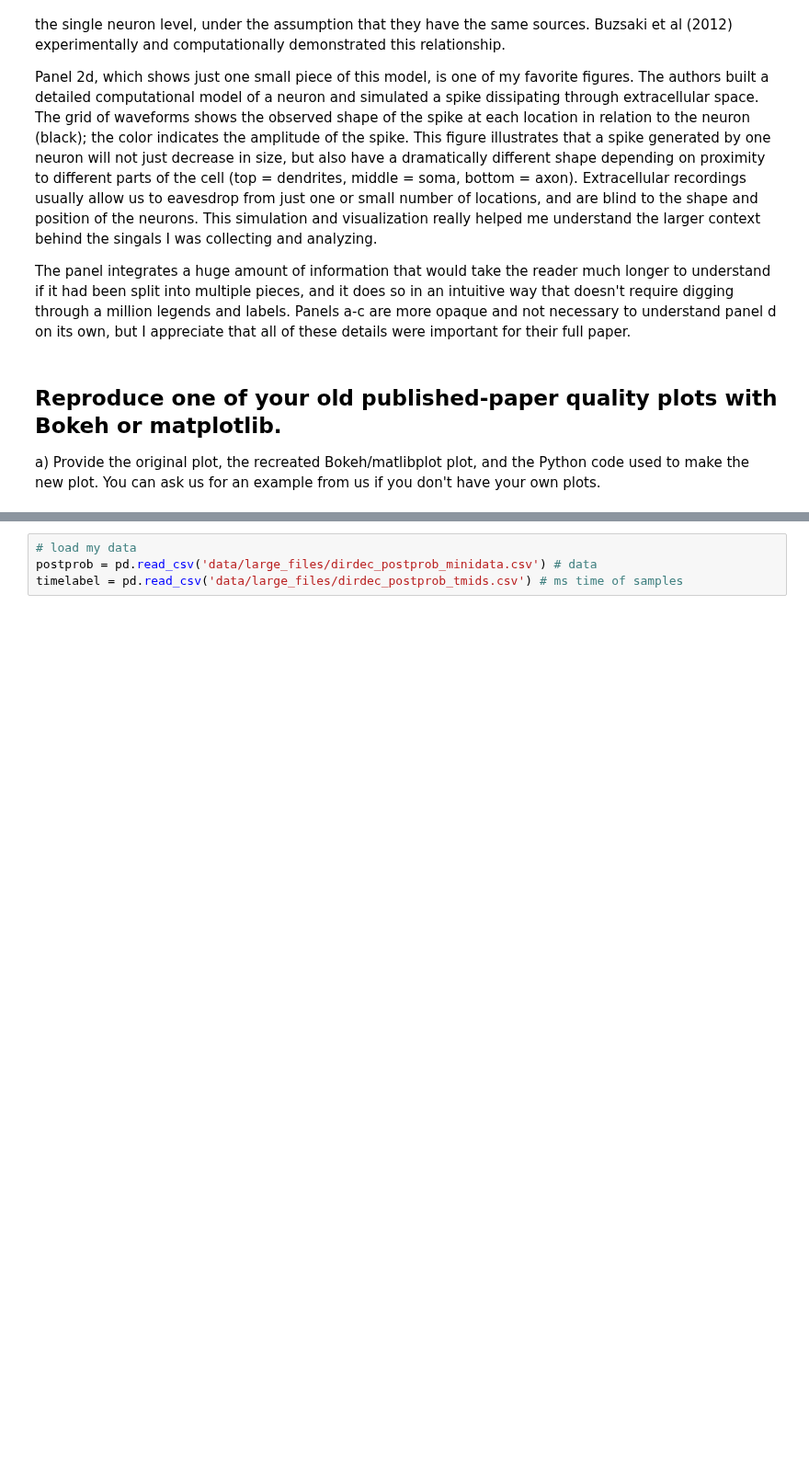
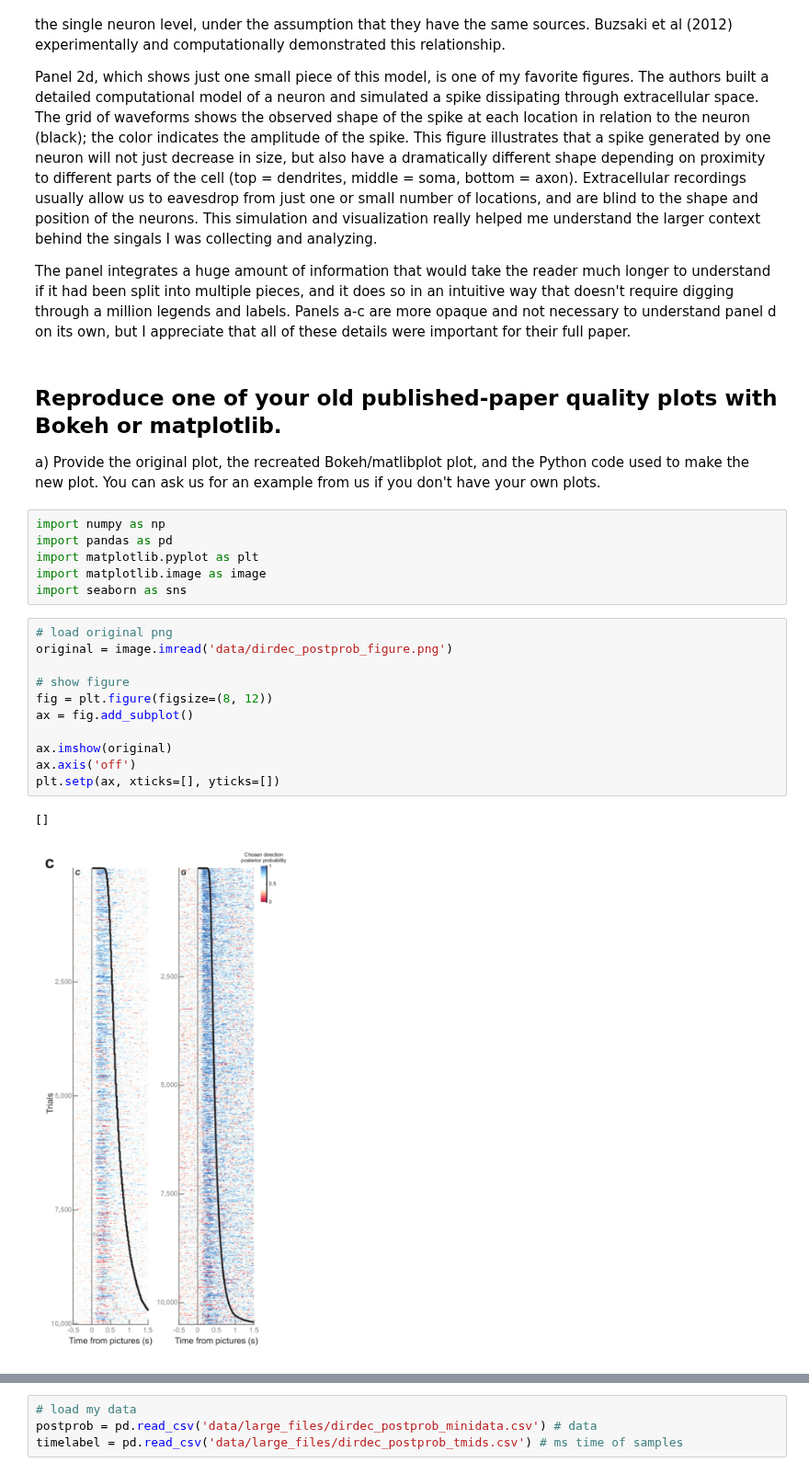
Before and after one commit to zbalewski/python-ay250-homework, a Jupyter notebook: hw_2/hw_2.ipynb, the cells around one changed output, grey strips where cells are left out. Shown at 92% size. Drawn from its saved outputs; the diff is of its cells as text; blank space fills up the shorter version.

```diff
--- a/hw_2/hw_2.ipynb
+++ b/hw_2/hw_2.ipynb
@@ -30,4 +30,24 @@ The panel integrates a huge amount of information that would take the reader muc
 ## Reproduce one of your old published-paper quality plots with Bokeh or matplotlib.
 
 a) Provide the original plot, the recreated Bokeh/matlibplot plot, and the Python code used to make the new plot.  You can ask us for an example from us if you don't have your own plots.
+# %%
+import numpy as np
+import pandas as pd
+import matplotlib.pyplot as plt
+import matplotlib.image as image
+import seaborn as sns
+# %%
+# load original png
+original = image.imread('data/dirdec_postprob_figure.png')
+
+# show figure
+fig = plt.figure(figsize=(8, 12))
+ax = fig.add_subplot()
+
+ax.imshow(original)
+ax.axis('off')
+plt.setp(ax, xticks=[], yticks=[])
+# %% [output]
+[]
+[figure, added]
 # %% [markdown]
```
Also changed, not shown: parts of 5 cells of this notebook.
